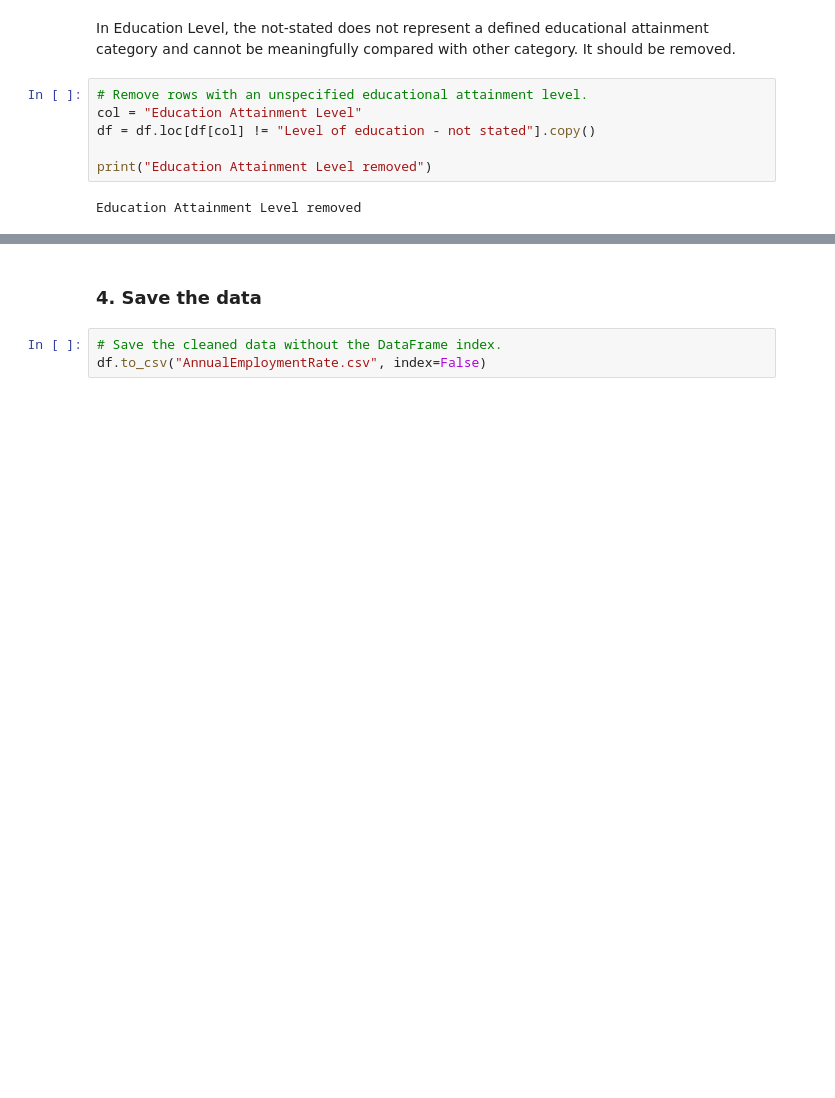
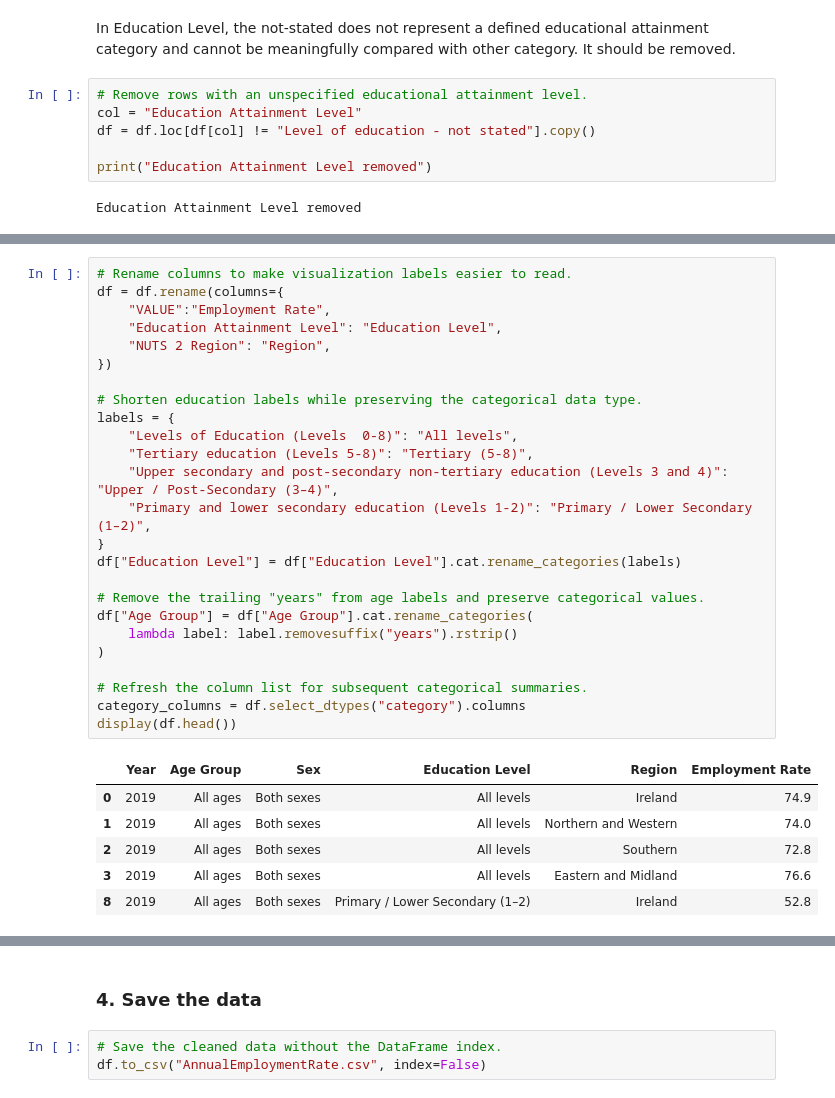
Before and after one commit to HazelY90/COMP40610-Assignment1, a Jupyter notebook: datacleaning_alf01.ipynb, the cells around one changed output, grey strips where cells are left out. Drawn from its saved outputs; the diff is of its cells as text; blank space fills up the shorter version.

```diff
--- a/datacleaning_alf01.ipynb
+++ b/datacleaning_alf01.ipynb
@@ -389,3 +399,35 @@ Education Attainment Level removed
+# %%
+# Rename columns to make visualization labels easier to read.
+df = df.rename(columns={
+    "VALUE":"Employment Rate",
+    "Education Attainment Level": "Education Level",
+    "NUTS 2 Region": "Region",
+})
+
+# Shorten education labels while preserving the categorical data type.
+labels = {
+    "Levels of Education (Levels  0-8)": "All levels",
+    "Tertiary education (Levels 5-8)": "Tertiary (5-8)",
+    "Upper secondary and post-secondary non-tertiary education (Levels 3 and 4)": "Upper / Post-Secondary (3–4)",
+    "Primary and lower secondary education (Levels 1-2)": "Primary / Lower Secondary (1–2)",
+}
+df["Education Level"] = df["Education Level"].cat.rename_categories(labels)
+
+# Remove the trailing "years" from age labels and preserve categorical values.
+df["Age Group"] = df["Age Group"].cat.rename_categories(
+    lambda label: label.removesuffix("years").rstrip()
+)
+
+# Refresh the column list for subsequent categorical summaries.
+category_columns = df.select_dtypes("category").columns
+display(df.head())
+# %% [output]
+|  | Year | Age Group | Sex | Education Level | Region | Employment Rate |
+| 0 | 2019 | All ages | Both sexes | All levels | Ireland | 74.9 |
+| 1 | 2019 | All ages | Both sexes | All levels | Northern and Western | 74.0 |
+| 2 | 2019 | All ages | Both sexes | All levels | Southern | 72.8 |
+| 3 | 2019 | All ages | Both sexes | All levels | Eastern and Midland | 76.6 |
+| 8 | 2019 | All ages | Both sexes | Primary / Lower Secondary (1–2) | Ireland | 52.8 |
 # %%
 # Remove the unused category label from subsequent frequency tables.
 for col in df.select_dtypes("category").columns:
```
Also changed, not shown: parts of 3 cells of this notebook, 1 other file.
